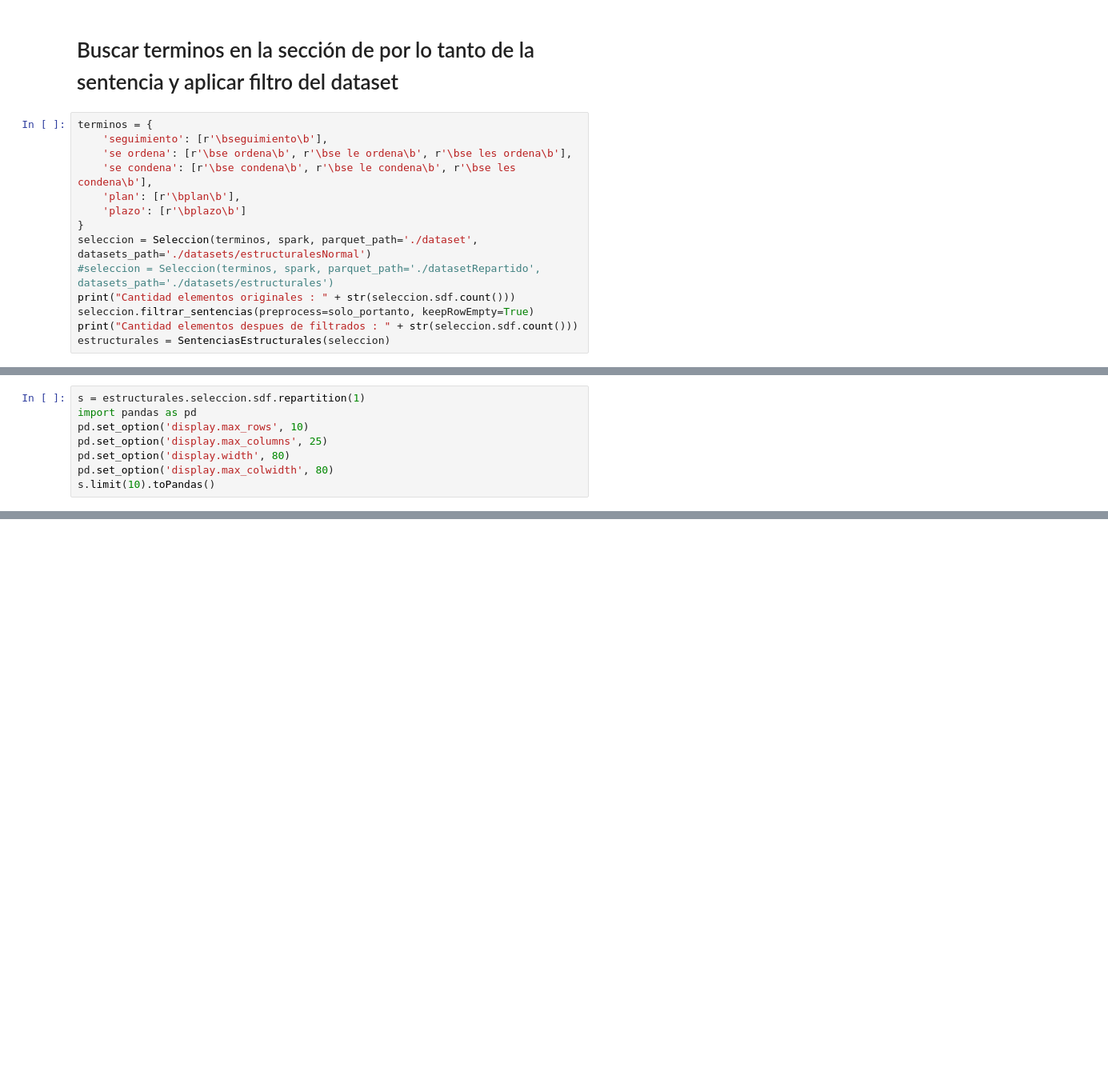
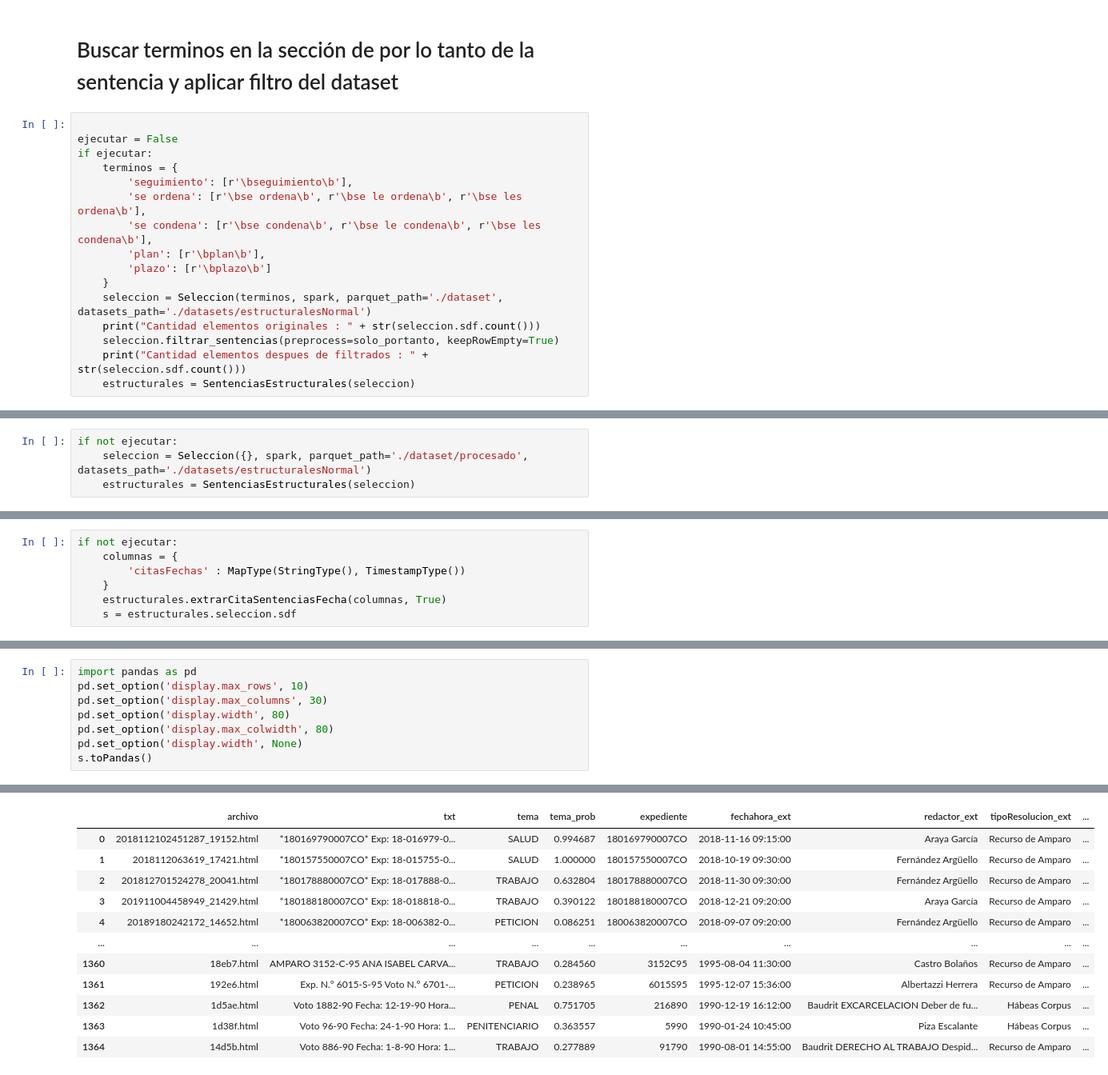
Before and after one commit to kennorsdb/nlppen, a Jupyter notebook: Notebook.ipynb, the cells around one changed output, grey strips where cells are left out. Shown at 80% size. Drawn from its saved outputs; the diff is of its cells as text; blank space fills up the shorter version.

Commit message:
Extraccion de citas con fecha
Extraccion de citas con fecha

```diff
--- a/Notebook.ipynb
+++ b/Notebook.ipynb
@@ -37,16 +38,18 @@ To adjust logging level use sc.setLogLevel(newLevel). For SparkR, use setLogLeve
 # %% [markdown]
 # Buscar terminos en la sección de por lo tanto de la sentencia y aplicar filtro del dataset
 # %%
-terminos = {
-    'seguimiento': [r'\bseguimiento\b'],
-    'se ordena': [r'\bse ordena\b', r'\bse le ordena\b', r'\bse les ordena\b'],
-    'se condena': [r'\bse condena\b', r'\bse le condena\b', r'\bse les condena\b'],
-    'plan': [r'\bplan\b'],
-    'plazo': [r'\bplazo\b']
-}
-seleccion = Seleccion(terminos, spark, parquet_path='./dataset', datasets_path='./datasets/estructuralesNormal')
-#seleccion = Seleccion(terminos, spark, parquet_path='./datasetRepartido', datasets_path='./datasets/estructurales')
-print("Cantidad elementos originales : " + str(seleccion.sdf.count()))
-seleccion.filtrar_sentencias(preprocess=solo_portanto, keepRowEmpty=True)
-print("Cantidad elementos despues de filtrados : " + str(seleccion.sdf.count()))
-estructurales = SentenciasEstructurales(seleccion)
+
+ejecutar = False
+if ejecutar:
+    terminos = {
+        'seguimiento': [r'\bseguimiento\b'],
+        'se ordena': [r'\bse ordena\b', r'\bse le ordena\b', r'\bse les ordena\b'],
+        'se condena': [r'\bse condena\b', r'\bse le condena\b', r'\bse les condena\b'],
+        'plan': [r'\bplan\b'],
+        'plazo': [r'\bplazo\b']
+    }
+    seleccion = Seleccion(terminos, spark, parquet_path='./dataset', datasets_path='./datasets/estructuralesNormal')
+    print("Cantidad elementos originales : " + str(seleccion.sdf.count()))
+    seleccion.filtrar_sentencias(preprocess=solo_portanto, keepRowEmpty=True)
+    print("Cantidad elementos despues de filtrados : " + str(seleccion.sdf.count()))
+    estructurales = SentenciasEstructurales(seleccion)
@@ -131,0 +144,4 @@ doc = extractEntities("Caja Costarrisence del Seguro Social xd")
+# %%
+if not ejecutar:
+    seleccion = Seleccion({}, spark, parquet_path='./dataset/procesado', datasets_path='./datasets/estructuralesNormal')
+    estructurales = SentenciasEstructurales(seleccion)
@@ -131,0 +154,7 @@ doc = extractEntities("Caja Costarrisence del Seguro Social xd")
+# %%
+if not ejecutar:
+    columnas = {
+        'citasFechas' : MapType(StringType(), TimestampType())
+    }
+    estructurales.extrarCitaSentenciasFecha(columnas, True)
+    s = estructurales.seleccion.sdf
@@ -132,11 +163,11 @@ doc = extractEntities("Caja Costarrisence del Seguro Social xd")
 # %%
-s = estructurales.seleccion.sdf.repartition(1)
 import pandas as pd
 pd.set_option('display.max_rows', 10)
-pd.set_option('display.max_columns', 25)
+pd.set_option('display.max_columns', 30)
 pd.set_option('display.width', 80)
 pd.set_option('display.max_colwidth', 80)
-s.limit(10).toPandas()
+pd.set_option('display.width', None)
+s.toPandas()
 # %% [output]
 Attempting non-optimization as 'spark.sql.execution.arrow.pyspark.fallback.enabled' is set to true.
   warnings.warn(msg)
@@ -143,0 +174,12 @@ Attempting non-optimization as 'spark.sql.execution.arrow.pyspark.fallback.enabl
+|  | archivo | txt | tema | tema_prob | expediente | fechahora_ext | redactor_ext | tipoResolucion_ext | ... |
+| 0 | 2018112102451287_19152.html | *180169790007CO* Exp: 18-016979-0... | SALUD | 0.994687 | 180169790007CO | 2018-11-16 09:15:00 | Araya García | Recurso de Amparo | ... |
+| 1 | 2018112063619_17421.html | *180157550007CO* Exp: 18-015755-0... | SALUD | 1.000000 | 180157550007CO | 2018-10-19 09:30:00 | Fernández Argüello | Recurso de Amparo | ... |
+| 2 | 201812701524278_20041.html | *180178880007CO* Exp: 18-017888-0... | TRABAJO | 0.632804 | 180178880007CO | 2018-11-30 09:30:00 | Fernández Argüello | Recurso de Amparo | ... |
+| 3 | 201911004458949_21429.html | *180188180007CO* Exp: 18-018818-0... | TRABAJO | 0.390122 | 180188180007CO | 2018-12-21 09:20:00 | Araya García | Recurso de Amparo | ... |
+| 4 | 20189180242172_14652.html | *180063820007CO* Exp: 18-006382-0... | PETICION | 0.086251 | 180063820007CO | 2018-09-07 09:20:00 | Fernández Argüello | Recurso de Amparo | ... |
+| ... | ... | ... | ... | ... | ... | ... | ... | ... | ... |
+| 1360 | 18eb7.html | AMPARO 3152-C-95 ANA ISABEL CARVA... | TRABAJO | 0.284560 | 3152C95 | 1995-08-04 11:30:00 | Castro Bolaños | Recurso de Amparo | ... |
+| 1361 | 192e6.html | Exp. N.° 6015-S-95 Voto N.° 6701-... | PETICION | 0.238965 | 6015S95 | 1995-12-07 15:36:00 | Albertazzi Herrera | Recurso de Amparo | ... |
+| 1362 | 1d5ae.html | Voto 1882-90 Fecha: 12-19-90 Hora... | PENAL | 0.751705 | 216890 | 1990-12-19 16:12:00 | Baudrit EXCARCELACION Deber de fu... | Hábeas Corpus | ... |
+| 1363 | 1d38f.html | Voto 96-90 Fecha: 24-1-90 Hora: 1... | PENITENCIARIO | 0.363557 | 5990 | 1990-01-24 10:45:00 | Piza Escalante | Hábeas Corpus | ... |
+| 1364 | 14d5b.html | Voto 886-90 Fecha: 1-8-90 Hora: 1... | TRABAJO | 0.277889 | 91790 | 1990-08-01 14:55:00 | Baudrit DERECHO AL TRABAJO Despid... | Recurso de Amparo | ... |
```
Also changed, not shown: parts of 54 cells of this notebook, 7 other files.
